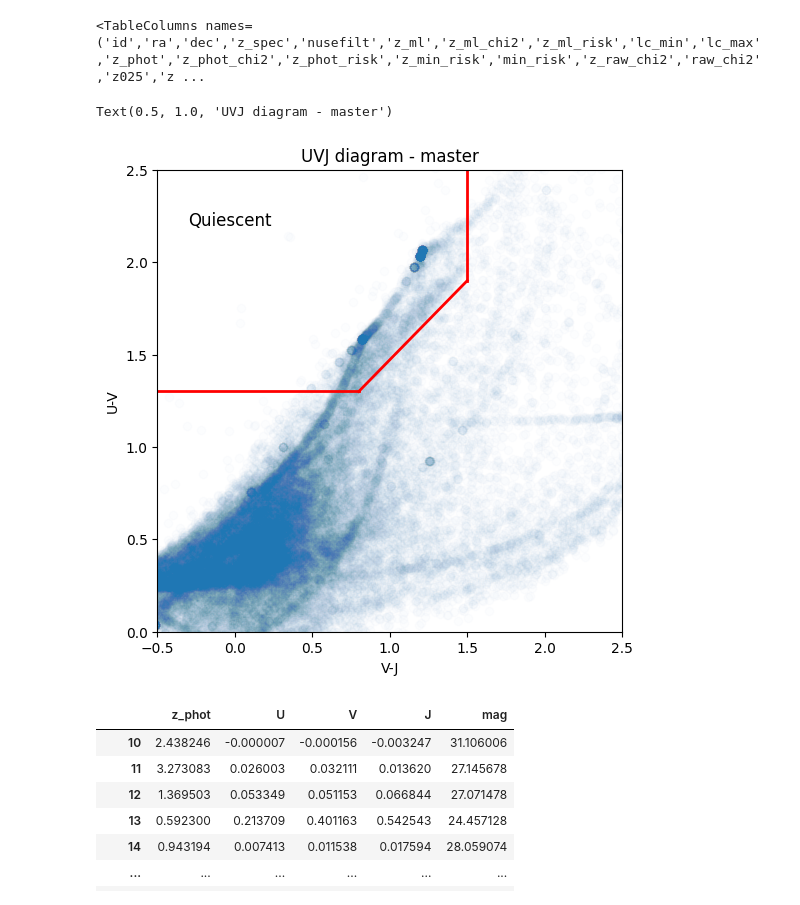
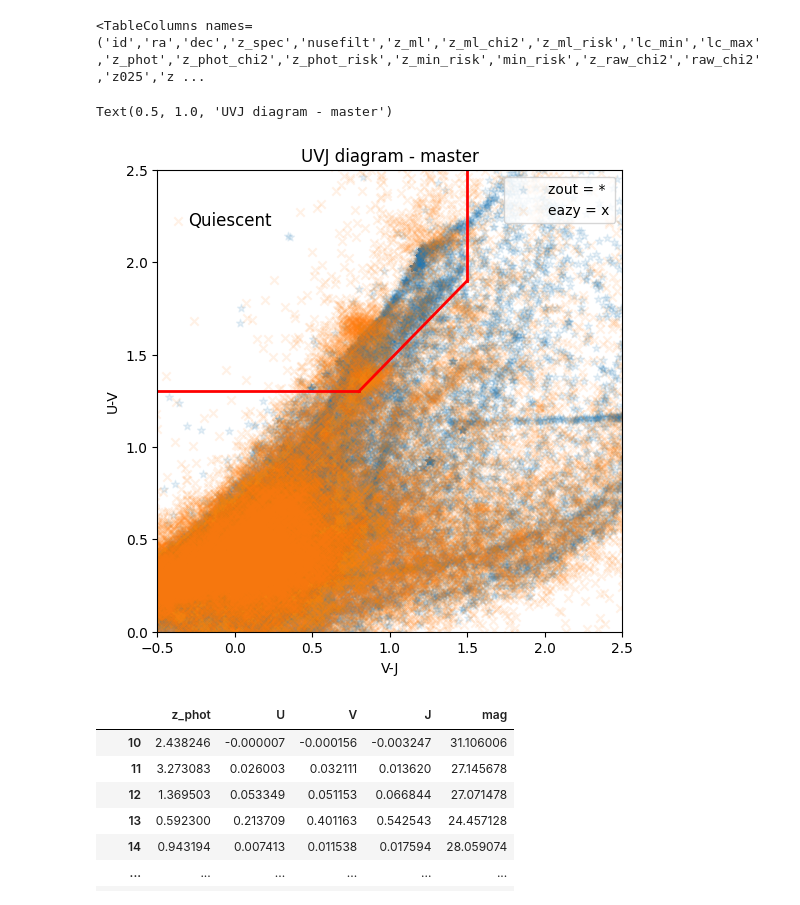
Before and after one commit to mayamerch/block-3-project, a Jupyter notebook: abell 2744.ipynb, the cells around one changed output. Drawn from its saved outputs; the diff is of its cells as text; code cells hidden in the pictures.

```diff
--- a/abell 2744.ipynb
+++ b/abell 2744.ipynb
@@ -367,21 +367,23 @@ VJ = -2.5*np.log10(restV/restJ)
 # %%
 fig, ax = plt.subplots(figsize=(6, 6)) # top left part is quiescent
 
 # lines based on Muzzin 2013
 ax.plot([-0.5,0.8],[1.3,1.3],'r',lw=2) # left
 ax.plot([0.8,1.5],[1.3,1.9],'r',lw=2) # diag
 ax.plot([1.5,1.5],[1.9,2.5],'r',lw=2) # top
 
-plt.scatter(VJ, UV, alpha=0.01)
+plt.scatter(VJ, UV, alpha=0.1, marker='*', label='zout = *')
+plt.scatter(VJ_eazy, UV_eazy, alpha=0.1, marker='x', label='eazy = x')
 plt.xlabel('V-J'); plt.ylabel('U-V')
 plt.xlim(-0.5, 2.5); plt.ylim(0, 2.5)
+plt.legend(loc='upper right')
 ax.text(-0.3,2.2,'Quiescent',fontsize=12)
 plt.title('UVJ diagram - master')
 
 # dusty star-forming galaxies are red in V–J, quiescent galaxies are blue in V–J
 # %% [output]
 Text(0.5, 1.0, 'UVJ diagram - master')
-[figure, old version]
+[figure, new version]
 # %%
 # Creating a master dataframe of (z, U, V, J) in order to index by redshift
 df = pd.DataFrame()
```
Also changed, not shown: parts of 10 cells of this notebook.
